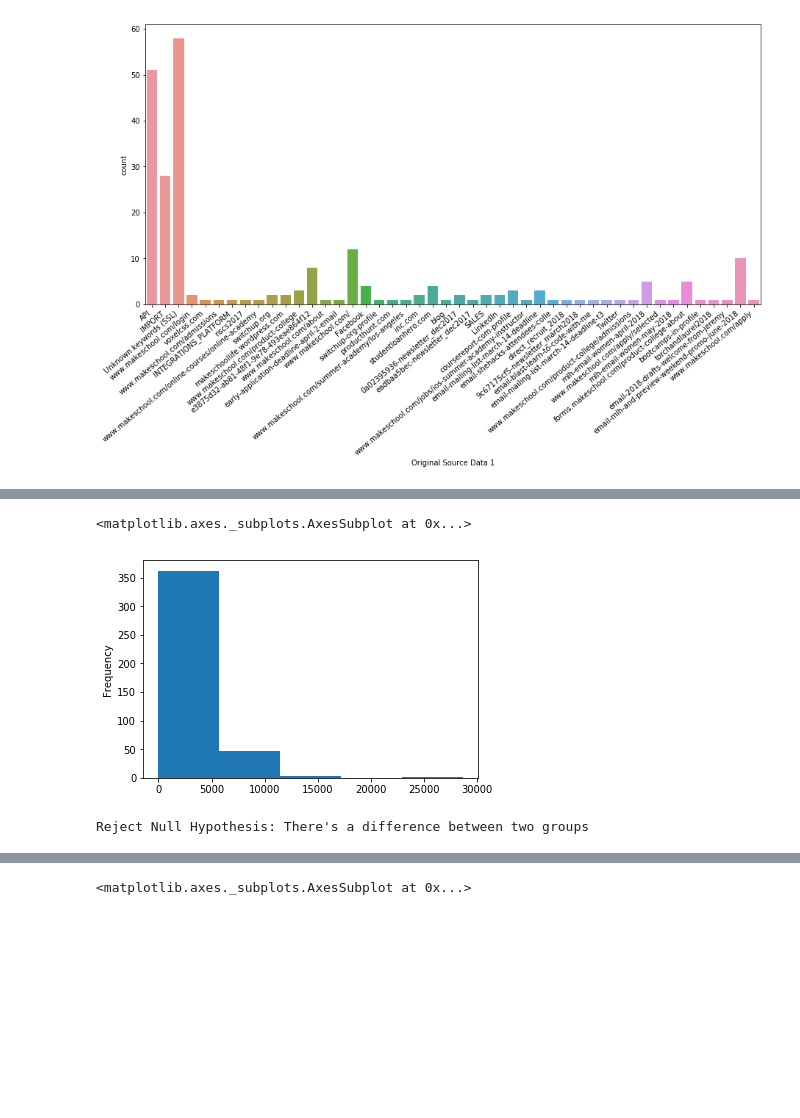
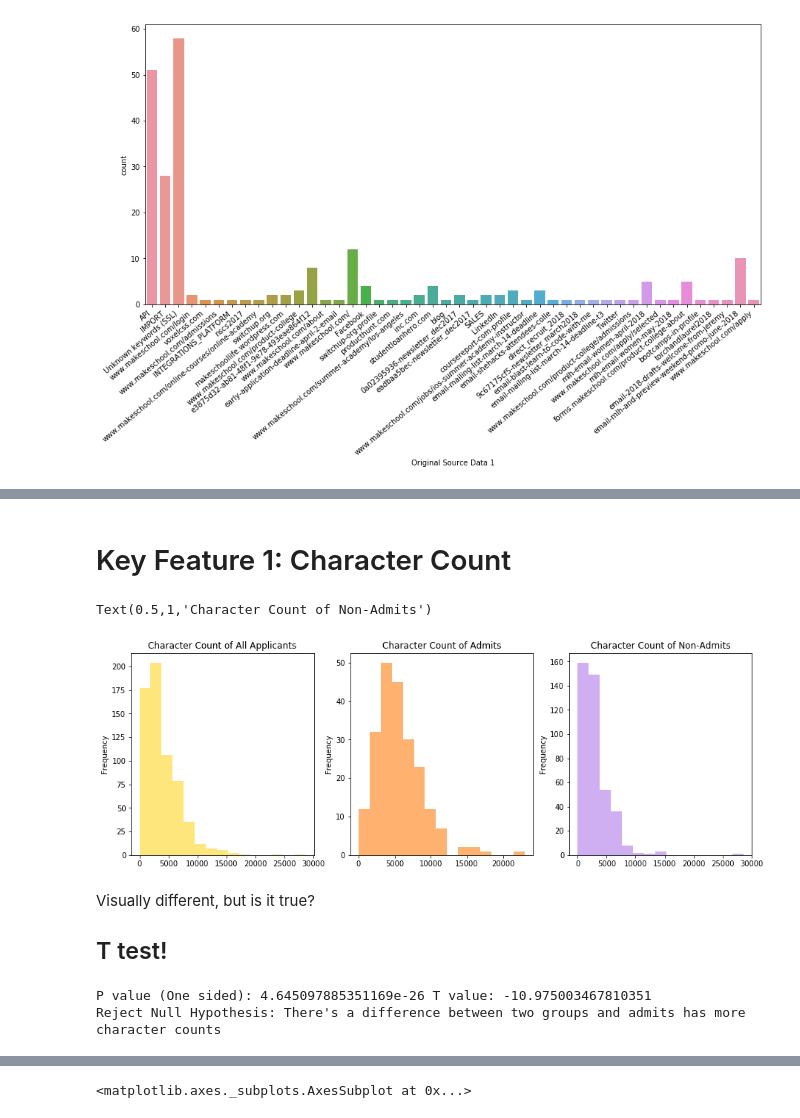
Before and after one commit to mikinomura/DS-1.1-Data-Analysis, a Jupyter notebook: MyWorks/Final-Project-Application-Data-2018.ipynb, the cells around one changed output, grey strips where cells are left out. Cells and saved outputs as stored; diff of their text form; code cells hidden in the pictures; blank space fills up the shorter version.

```diff
--- a/MyWorks/Final-Project-Application-Data-2018.ipynb
+++ b/MyWorks/Final-Project-Application-Data-2018.ipynb
@@ -140,11 +170,23 @@ df_admit["PC Character Count_y"].plot.hist(bins=5)
-# %%
-df_nonadmit = df[~df["Year 2018 Applications Admitted"].str.contains("Product College")]
-df_nonadmit["PC Character Count_y"].plot.hist(bins=5)
-# %% [output]
-<matplotlib.axes._subplots.AxesSubplot at 0x...>
-[figure, removed]
+# %% [markdown]
+# Key Feature 1: Character Count
+# %%
+# Histgram of character count for all applicants
+fig, axs = plt.subplots(1,3,figsize=(15,5))
+df_admit = df[df["Year 2018 Applications Admitted"].str.contains("Product College")]
+df_nonadmit = df[~df["Year 2018 Applications Admitted"].str.contains("Product College")]
+
+df["PC Character Count_y"].plot.hist(bins=15, ax=axs[0], color="#ffe67c").set_title("Character Count of All Applicants")
+df_admit["PC Character Count_y"].plot.hist(bins=15, ax=axs[1], color="#ffb16f").set_title("Character Count of Admits")
+df_nonadmit["PC Character Count_y"].plot.hist(bins=15, ax=axs[2], color="#cfaef2").set_title("Character Count of Non-Admits")
+# %% [output]
+Text(0.5,1,'Character Count of Non-Admits')
+[figure, added]
+# %% [markdown]
+Visually different, but is it true?
+
+## T test!
 # %%
-# Two Sample T Test: Admitted Group and Non-Admitted Group have difference in character count?
+# One Sided Two Sample T Test: Admitted Group and Non-Admitted Group have difference in character count?
 # Independent (unpaird) two-sample location test with a null hypothesis that
 # the means of the two samples are equal (equal variance assued).
 
@@ -159,10 +201,16 @@ x2 = df_nonadmit["PC Character Count_y"]
 alpha = 0.05
 
 t, p_twosided = stats.ttest_ind(x2.dropna(), x1.dropna(), equal_var=True)
+p_onesided = p_twosided / 2
 
-if p_twosided < alpha:
-    print("Reject Null Hypothesis: There's a difference between two groups ")
+print("P value (One sided): " + str(p_onesided) + ", T value: " + str(t))
+
+if (p_onesided < alpha and t > 0):
+    print("Reject Null Hypothesis: There's a difference between two groups and admits has less character counts")
+elif (p_onesided < alpha and t < 0):
+    print("Reject Null Hypothesis: There's a difference between two groups and admits has more character counts")
 else:
     print("Accept Null Hypothesis: There's no difference between two groups")
 # %% [output]
-Reject Null Hypothesis: There's a difference between two groups
+P value (One sided): 4.645097885351169e-26 T value: -10.975003467810351
+Reject Null Hypothesis: There's a difference between two groups and admits has more character counts
```
Also changed, not shown: parts of 40 cells of this notebook, 2 other files.
